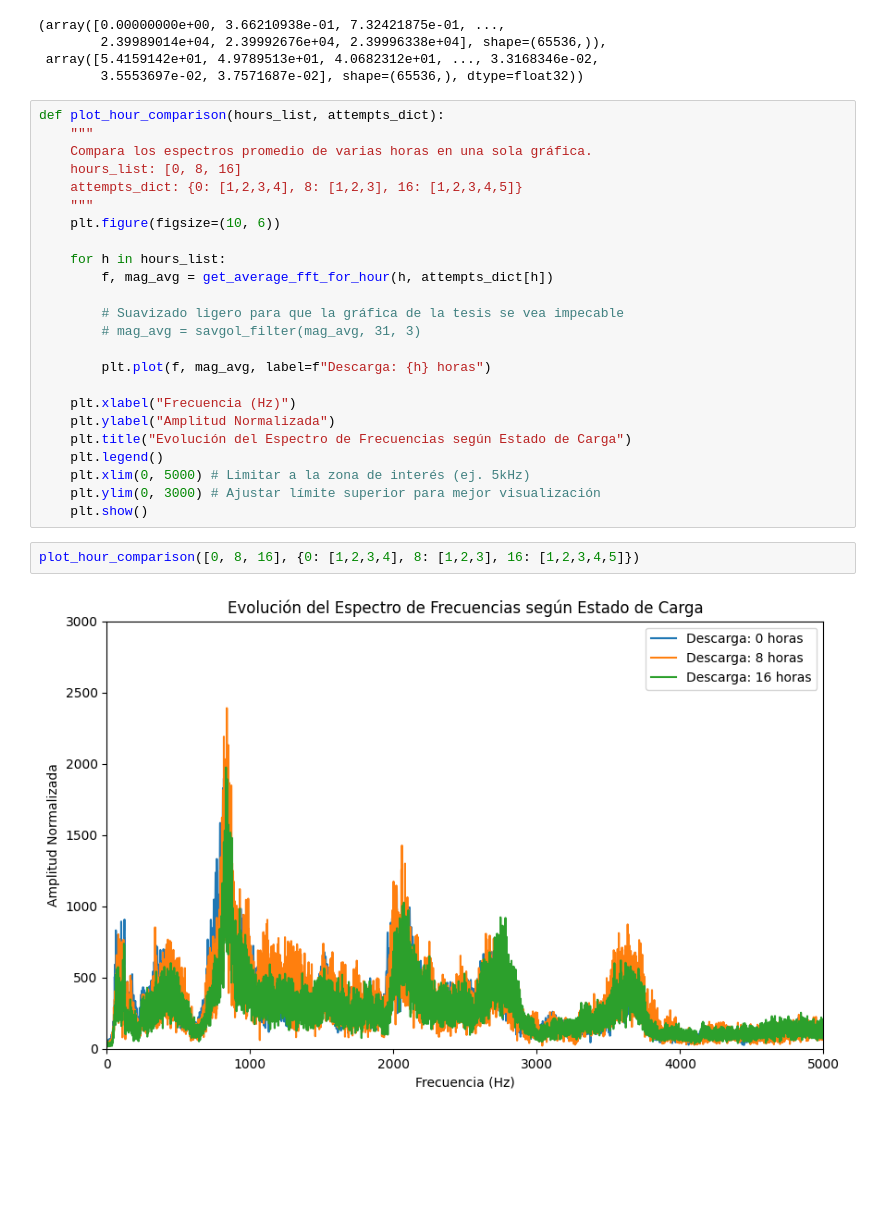
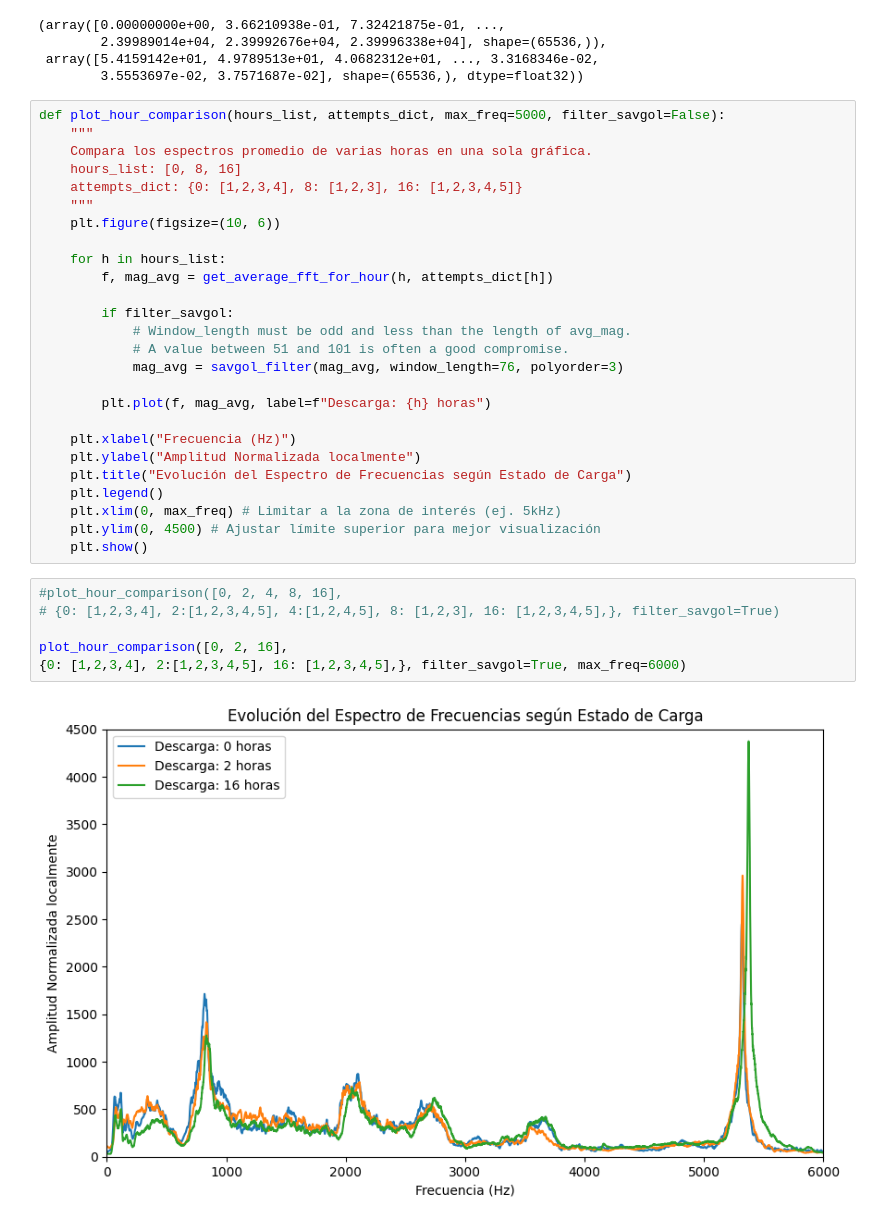
Before and after one commit to johhanz099/battery_project, a Jupyter notebook: notebooks/Datoskinetic2.ipynb, the cells around one changed output. Drawn from its saved outputs; the diff is of its cells as text; blank space fills up the shorter version.

Commit message:
Peak between 5 and 6 kHz turns out to be more important

```diff
--- a/notebooks/Datoskinetic2.ipynb
+++ b/notebooks/Datoskinetic2.ipynb
@@ -528,7 +529,7 @@ get_average_fft_for_hour(16, [1, 2, 3, 4, 5], plot=True)
  array([5.4159142e+01, 4.9789513e+01, 4.0682312e+01, ..., 3.3168346e-02,
         3.5553697e-02, 3.7571687e-02], shape=(65536,), dtype=float32))
 # %%
-def plot_hour_comparison(hours_list, attempts_dict):
+def plot_hour_comparison(hours_list, attempts_dict, max_freq=5000, filter_savgol=False):
     """
     Compara los espectros promedio de varias horas en una sola gráfica.
     hours_list: [0, 8, 16]
@@ -539,19 +540,25 @@ def plot_hour_comparison(hours_list, attempts_dict):
     for h in hours_list:
         f, mag_avg = get_average_fft_for_hour(h, attempts_dict[h])
 
-        # Suavizado ligero para que la gráfica de la tesis se vea impecable
-        # mag_avg = savgol_filter(mag_avg, 31, 3)
+        if filter_savgol:
+            # Window_length must be odd and less than the length of avg_mag.
+            # A value between 51 and 101 is often a good compromise.
+            mag_avg = savgol_filter(mag_avg, window_length=76, polyorder=3)
 
         plt.plot(f, mag_avg, label=f"Descarga: {h} horas")
 
     plt.xlabel("Frecuencia (Hz)")
-    plt.ylabel("Amplitud Normalizada")
+    plt.ylabel("Amplitud Normalizada localmente")
     plt.title("Evolución del Espectro de Frecuencias según Estado de Carga")
     plt.legend()
-    plt.xlim(0, 5000) # Limitar a la zona de interés (ej. 5kHz)
-    plt.ylim(0, 3000) # Ajustar límite superior para mejor visualización
+    plt.xlim(0, max_freq) # Limitar a la zona de interés (ej. 5kHz)
+    plt.ylim(0, 4500) # Ajustar límite superior para mejor visualización
     plt.show()
-# %%
-plot_hour_comparison([0, 8, 16], {0: [1,2,3,4], 8: [1,2,3], 16: [1,2,3,4,5]})
-# %% [output]
-[figure, removed]
+# %%
+#plot_hour_comparison([0, 2, 4, 8, 16],
+# {0: [1,2,3,4], 2:[1,2,3,4,5], 4:[1,2,4,5], 8: [1,2,3], 16: [1,2,3,4,5],}, filter_savgol=True)
+
+plot_hour_comparison([0, 2, 16],
+{0: [1,2,3,4], 2:[1,2,3,4,5], 16: [1,2,3,4,5],}, filter_savgol=True, max_freq=6000)
+# %% [output]
+[figure, added]
```
Also changed, not shown: parts of 2 cells of this notebook.
